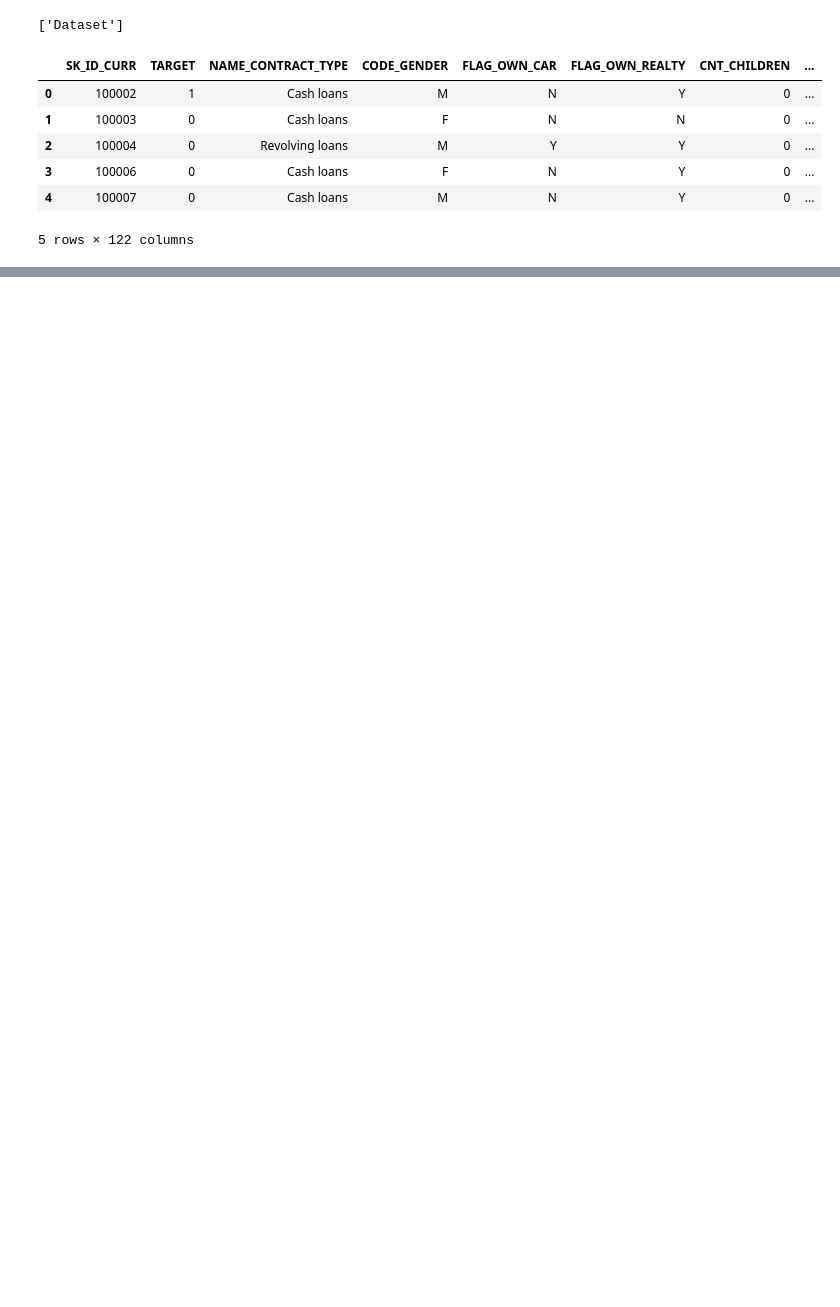
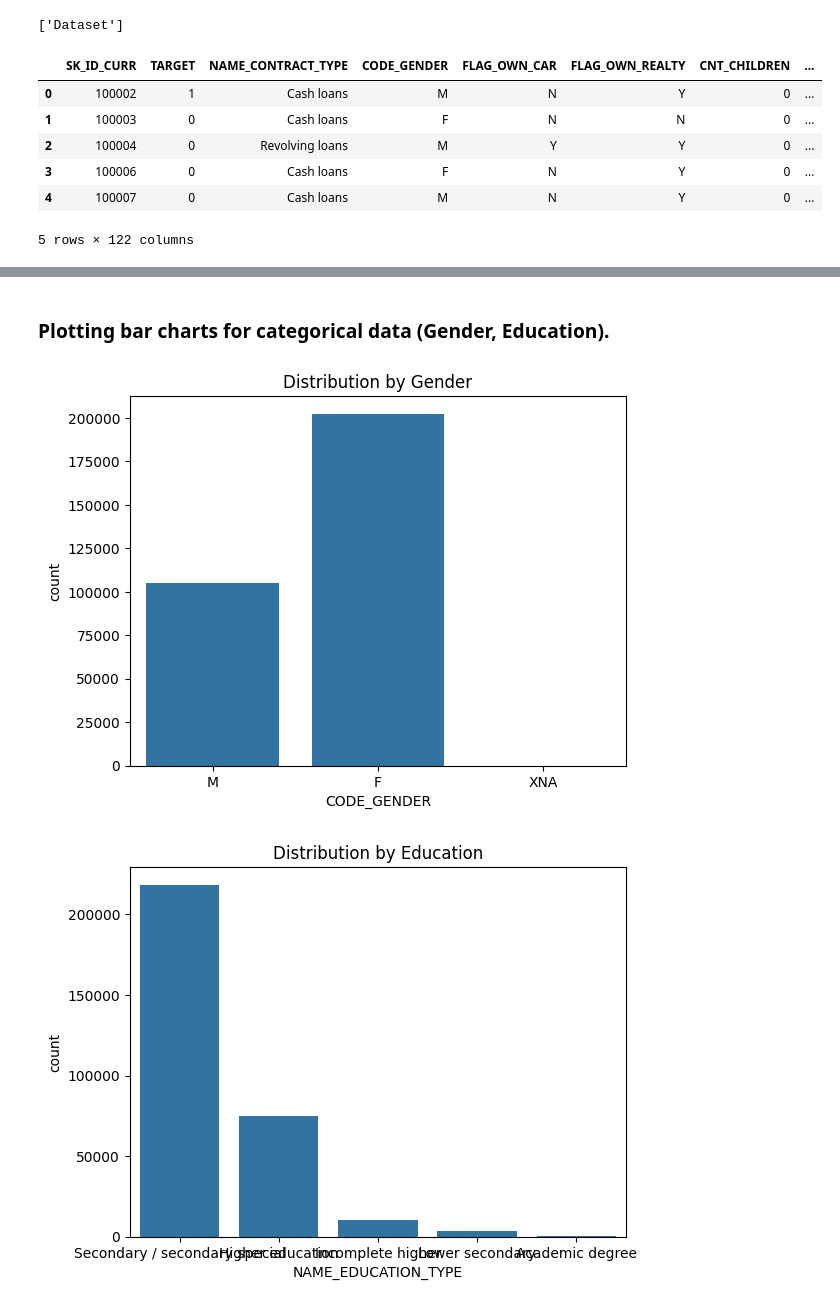
Before and after one commit to nandhakumar-v-19/Home-Loan-Default-Risk-Management, a Jupyter notebook: Home_Loan_Default_Risk_Management.ipynb, the cells around one changed output, grey strips where cells are left out. Drawn from its saved outputs; the diff is of its cells as text; code cells hidden in the pictures; blank space fills up the shorter version.

```diff
--- a/Home_Loan_Default_Risk_Management.ipynb
+++ b/Home_Loan_Default_Risk_Management.ipynb
@@ -64,0 +360,15 @@ Reinitialized existing Git repository in /content/.git/
+# %% [markdown]
+### **Plotting bar charts for categorical data (Gender, Education).**
+# %%
+# Gender
+sns.countplot(x='CODE_GENDER', data=app_df)
+plt.title("Distribution by Gender")
+plt.show()
+
+# Education
+sns.countplot(x='NAME_EDUCATION_TYPE', data=app_df)
+plt.title("Distribution by Education")
+plt.show()
+# %% [output]
+[figure, added]
+[figure, added]
```
Also changed, not shown: parts of 41 cells of this notebook.
